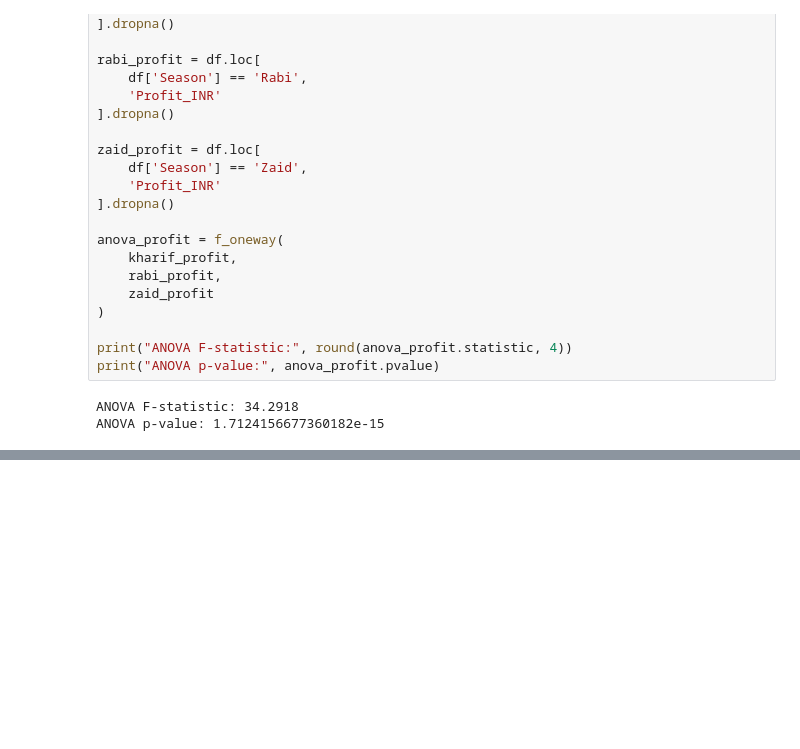
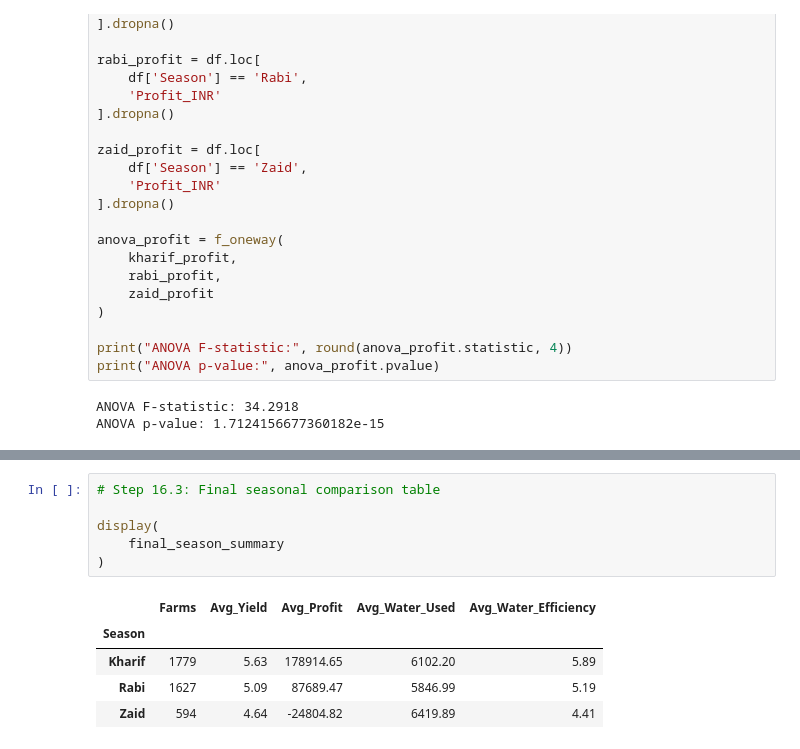
Before and after one commit to nachiket-mr360/Seasonal_Agriculture_performance_by_VOIS, a Jupyter notebook: seasonalAgriculturePerformance.ipynb, the cells around one changed output, grey strips where cells are left out. Drawn from its saved outputs; the diff is of its cells as text; blank space fills up the shorter version.

```diff
--- a/seasonalAgriculturePerformance.ipynb
+++ b/seasonalAgriculturePerformance.ipynb
@@ -1305,0 +1599,12 @@ ANOVA p-value: 1.7124156677360182e-15
+# %%
+# Step 16.3: Final seasonal comparison table
+
+display(
+    final_season_summary
+)
+# %% [output]
+|  | Farms | Avg_Yield | Avg_Profit | Avg_Water_Used | Avg_Water_Efficiency |
+| Season |  |  |  |  |  |
+| Kharif | 1779 | 5.63 | 178914.65 | 6102.20 | 5.89 |
+| Rabi | 1627 | 5.09 | 87689.47 | 5846.99 | 5.19 |
+| Zaid | 594 | 4.64 | -24804.82 | 6419.89 | 4.41 |
```
Also changed, not shown: parts of 41 cells of this notebook.
